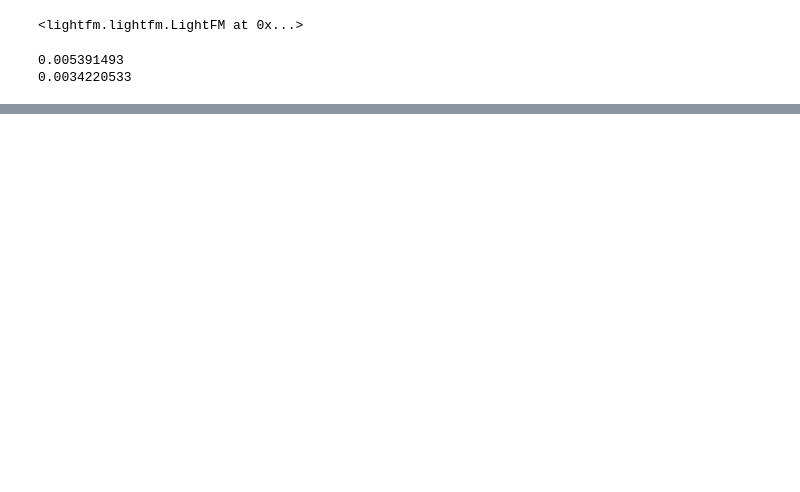
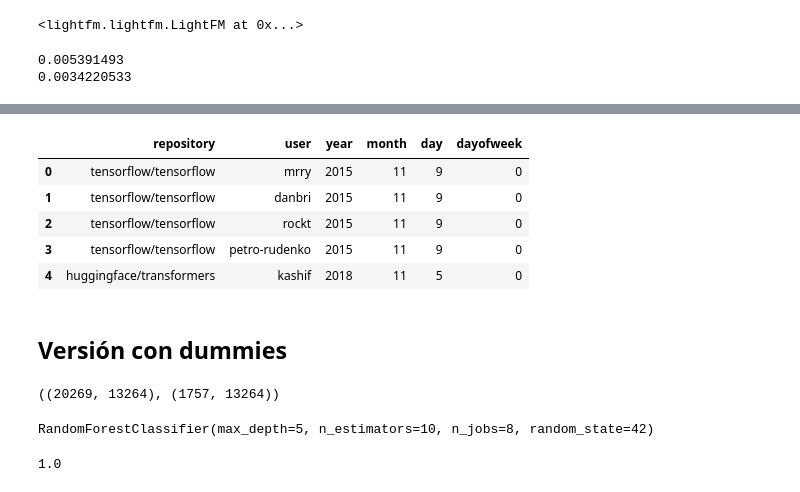
Before and after one commit to tomasdelvechio/sr-tpfinal-gh-web, a Jupyter notebook: notebook_filtrado_colaborativo.ipynb, the cells around one changed output, grey strips where cells are left out. Saved outputs shown, nothing was run; the diff lists cells and outputs as text; code cells hidden in the pictures; blank space fills up the shorter version.

```diff
--- a/notebook_filtrado_colaborativo.ipynb
+++ b/notebook_filtrado_colaborativo.ipynb
@@ -317,0 +883,22 @@ https://gist.github.com/jbochi/2e8ddcc5939e70e5368326aa034a144e
+# %%
+con = sqlite3.connect(os.path.join(THIS_FOLDER, "data/data.db"))
+df_int_con_fecha = pd.read_sql_query(f"SELECT repository, user, date FROM {interacciones}", con, parse_dates=["date"])
+con.close()
+
+df_int_con_fecha["year"] = df_int_con_fecha["date"].dt.year
+df_int_con_fecha["month"] = df_int_con_fecha["date"].dt.month
+df_int_con_fecha["day"] = df_int_con_fecha["date"].dt.day
+df_int_con_fecha["dayofweek"] = df_int_con_fecha["date"].dt.dayofweek
+
+df_int_con_fecha = df_int_con_fecha.drop(columns=["date"])
+
+df_int_con_fecha.head()
+# %% [output]
+|  | repository | user | year | month | day | dayofweek |
+| 0 | tensorflow/tensorflow | mrry | 2015 | 11 | 9 | 0 |
+| 1 | tensorflow/tensorflow | danbri | 2015 | 11 | 9 | 0 |
+| 2 | tensorflow/tensorflow | rockt | 2015 | 11 | 9 | 0 |
+| 3 | tensorflow/tensorflow | petro-rudenko | 2015 | 11 | 9 | 0 |
+| 4 | huggingface/transformers | kashif | 2018 | 11 | 5 | 0 |
+# %% [markdown]
+## Versión con dummies
@@ -317,0 +912,22 @@ https://gist.github.com/jbochi/2e8ddcc5939e70e5368326aa034a144e
+# %%
+max_year = df_dummies.year.unique().max()
+train = df_dummies[df_dummies["year"] < max_year]
+test = df_dummies[df_dummies["year"] >= max_year]
+train.shape, test.shape
+# %% [output]
+((20269, 13264), (1757, 13264))
+# %%
+X_train = train[train.columns.drop('like')]
+y_train = train['like']
+X_test = test[test.columns.drop('like')]
+y_test = test['like']
+
+model = sk.ensemble.RandomForestClassifier(n_estimators=10, max_depth=5, n_jobs=8, random_state=42)
+model.fit(X_train, y_train)
+# %% [output]
+RandomForestClassifier(max_depth=5, n_estimators=10, n_jobs=8, random_state=42)
+# %%
+y_pred = model.predict(X_test)
+sk.metrics.precision_score(y_test, y_pred)
+# %% [output]
+1.0
```
Also changed, not shown: parts of 74 cells of this notebook, 1 other file.
